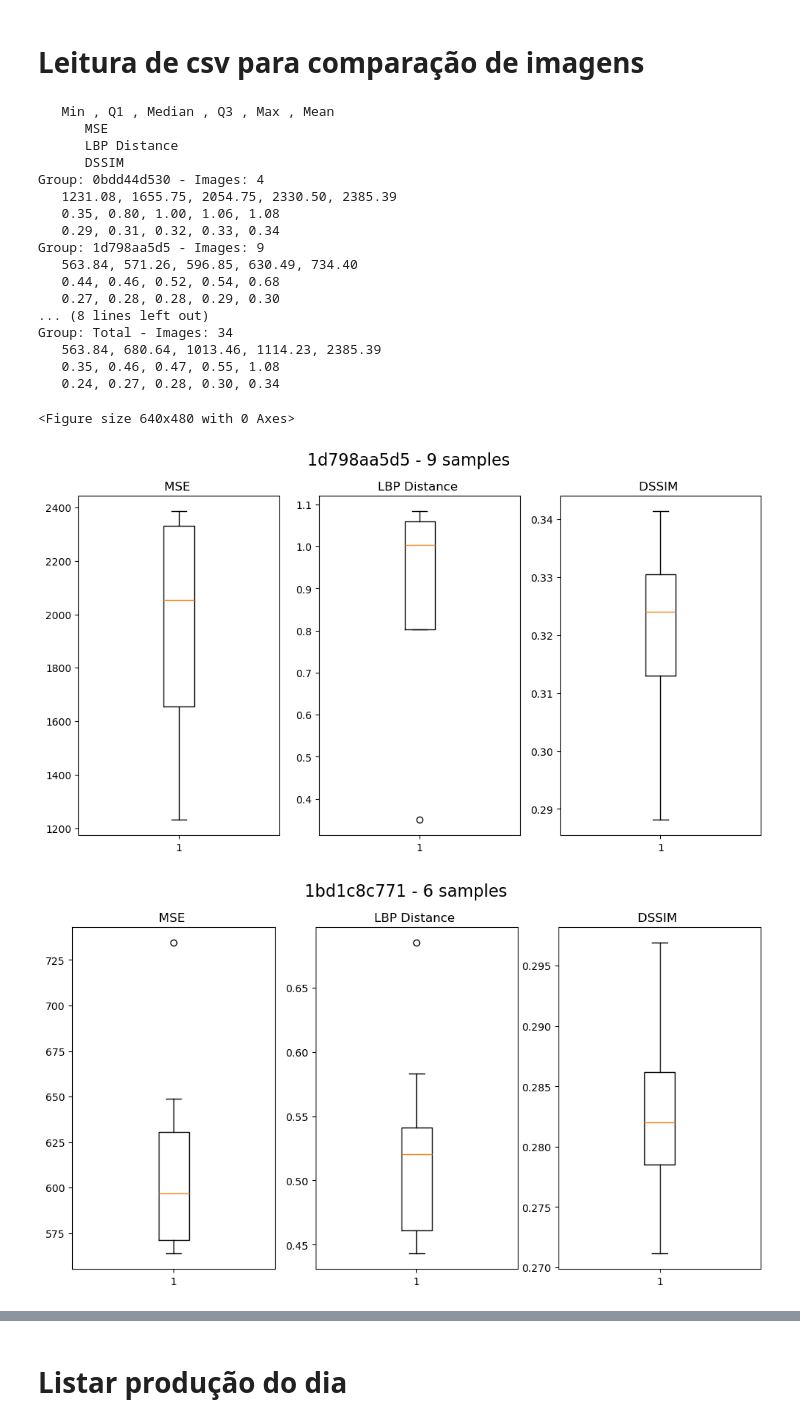
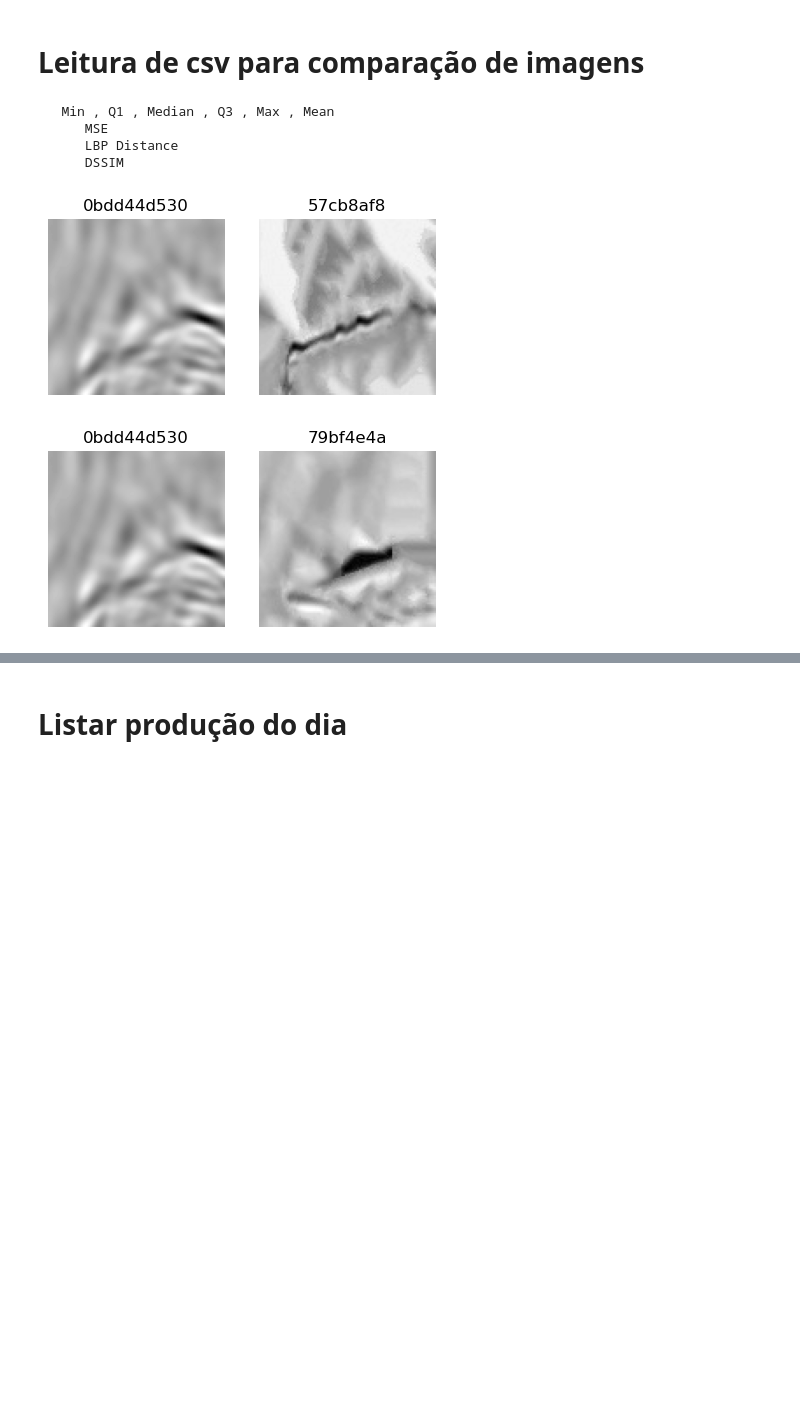
Before and after one commit to lucterres/textureSSD, a Jupyter notebook: usage.ipynb, the cells around one changed output, grey strips where cells are left out. Saved outputs shown, nothing was run; the diff lists cells and outputs as text; code cells hidden in the pictures; blank space fills up the shorter version.

```diff
--- a/usage.ipynb
+++ b/usage.ipynb
@@ -97,9 +68,8 @@ import os
 # %%
 #desenhar um bloxplot com os valores de mse, ssim e lbp_distance
 def boxplot(nomeOriginal, mse_values, ssim_values, lbp_distances):
-    samples = len(mse_values)
+    numsamples = len(mse_values)
     #titulo da figura
-    plt.suptitle(f'{nomeOriginal} - {samples} samples', fontsize=16)
     plt.figure(figsize=(12, 6))
     plt.subplot(1, 3, 1)
     plt.boxplot(mse_values)
@@ -109,7 +79,9 @@ def boxplot(nomeOriginal, mse_values, ssim_values, lbp_distances):
     plt.title('LBP Distance ')
     plt.subplot(1, 3, 3)
     plt.boxplot(ssim_values)
-    plt.title('DSSIM ')
+    plt.title('DSSIM')
+    plt.suptitle(f'{nomeOriginal} - {numsamples} samples', fontsize=16)
+    plt.tight_layout()
 # %%
 #calcule valores mínimos, q1, q2, mediana, q3 e máximo
 def statistics(listValues):
@@ -129,7 +101,6 @@ imageB = 0
 mse_values = []
 dssim_values = []
 lbp_distances = []
-
 mse_total = []
 dssim_total = []
 lbp_total = []
@@ -161,55 +132,43 @@ for i, row in df_imgs.iterrows():
                 mse_value = mse(imageA, imageB)
                 s = dssim(imageA, imageB)
                 lbp_td = lbp_tile_distance(imageA, imageB) #lbp_distance(imageA, imageB) #lbp_tile_dist(imageA, imageB)
-                #print(f"MSE: {mse_value:.2f}, SSIM: {s:.2f}, LBPD: {euclidean_distance:.2f}")
-                #images = [imageA, imageB]
-                #titles = [nomeOriginal, nomeImage]
-                #pm.showImages(images=images, imagesTitle=titles, size=(5,5))
+                print(f"MSE: {mse_value:.2f}, SSIM: {s:.2f}, LBPD: {lbp_td:.2f}")
+                images = [imageA, imageB]
+                titles = [nomeOriginal, nomeImage]
+                pm.showImages(images=images, imagesTitle=titles, size=(5,5))
                 mse_values.append(mse_value)
                 dssim_values.append(s)
                 lbp_distances.append(lbp_td)
     # stats do grupo
     if len(mse_values) == 0:
         print(f"No images found for group: {nomeOriginal}")
         continue
     # Salvar mse_values, ssim_values, lbp_distances em um arquivo CSV separado por ponto e vírgula.
     print(f"Group: {nomeOriginal} - Images: {len(mse_values)}")
 
-    boxplot(nomeOriginal, mse_values, dssim_values, lbp_distances)
     statistics(mse_values)
     statistics(lbp_distances)
     statistics(dssim_values)
+    if len(mse_values) > 3:
+         boxplot(nomeOriginal, mse_values, dssim_values, lbp_distances)
 
     mse_total = mse_total + mse_values
+    lbp_total = lbp_total + lbp_distances
     dssim_total = dssim_total + dssim_values
-    lbp_total = lbp_total + lbp_distances
 
     mse_values = []
     dssim_values = []
     lbp_distances = []
 # stats do grupo
 print(f"Group: Total - Images: {len(mse_total)}")
 statistics(mse_total)
 statistics(lbp_total)
 statistics(dssim_total)
+boxplot('Total', mse_total, dssim_total, lbp_total)
 # %% [output]
    Min , Q1 , Median , Q3 , Max , Mean
       MSE
       LBP Distance
       DSSIM
-Group: 0bdd44d530 - Images: 4
-   1231.08, 1655.75, 2054.75, 2330.50, 2385.39
-   0.35, 0.80, 1.00, 1.06, 1.08
-   0.29, 0.31, 0.32, 0.33, 0.34
-Group: 1d798aa5d5 - Images: 9
-   563.84, 571.26, 596.85, 630.49, 734.40
-   0.44, 0.46, 0.52, 0.54, 0.68
-   0.27, 0.28, 0.28, 0.29, 0.30
-... (8 lines left out)
-Group: Total - Images: 34
-   563.84, 680.64, 1013.46, 1114.23, 2385.39
-   0.35, 0.46, 0.47, 0.55, 1.08
-   0.24, 0.27, 0.28, 0.30, 0.34
-<Figure size 640x480 with 0 Axes>
-[figure, old version]
+[figure, new version]
-[figure, old version]
+[figure, new version]
```
Also changed, not shown: parts of 4 cells of this notebook, 8 other files.
